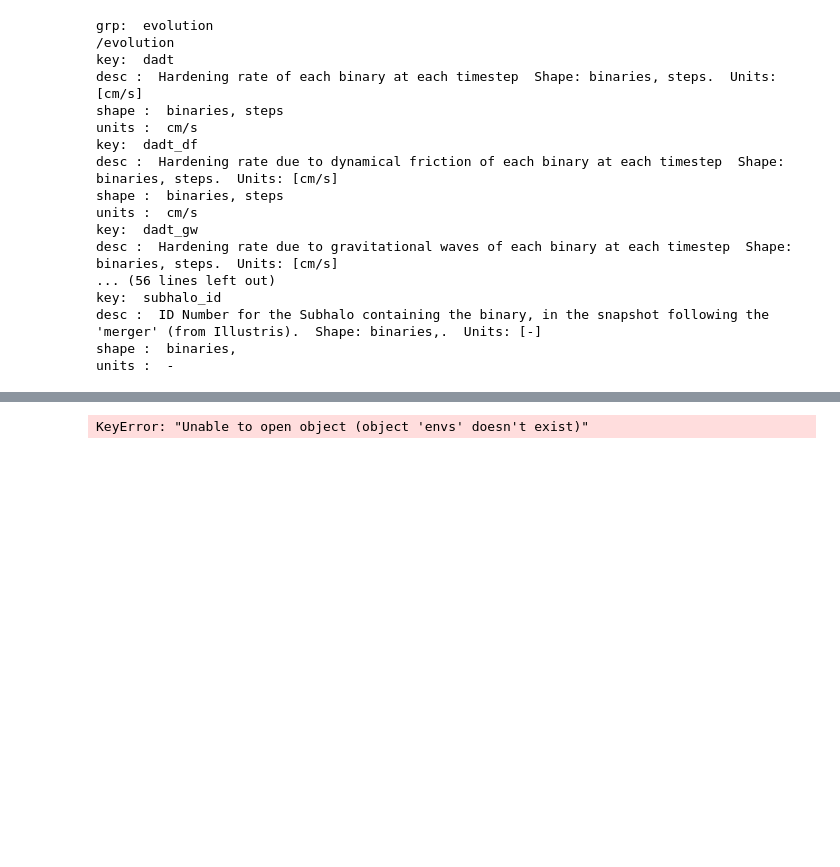
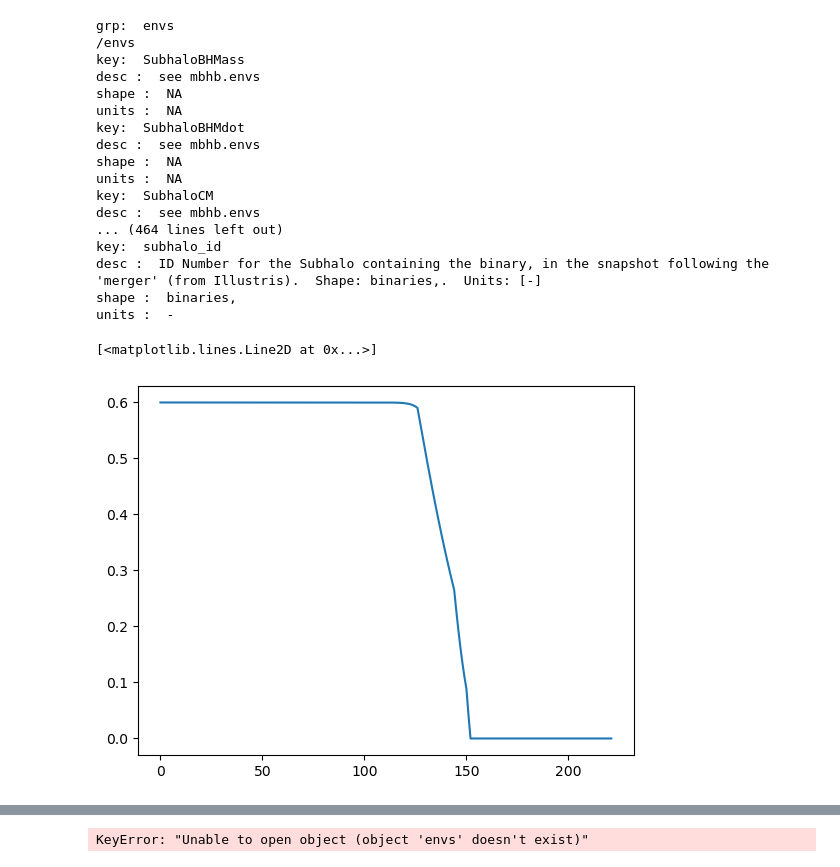
Before and after one commit to pranav-satheesh/Triple-MBH-Illustris, a Jupyter notebook: notebooks/Binary_triple_IDs.ipynb, the cells around one changed output, grey strips where cells are left out. Cells and saved outputs as stored; diff of their text form; code cells hidden in the pictures; blank space fills up the shorter version.

```diff
--- a/Trial notebooks/Binary_triple_IDs.ipynb
+++ b/notebooks/Binary_triple_IDs.ipynb
@@ -18,7 +19,7 @@ import sys
 sys.path.append(pfolder)
 # %%
 #binary merger files
-file_name = pfolder + "Illustris_Data/mbhb-evolution_no-ecc_lc-full-0.6.hdf5"
+file_name = pfolder + "Illustris_Data/mbhb_data/new_fiducial_mbhb-evolution_with_env_in_ecc-evo-0.6_lc-shm06.hdf5"
 f1 = h5py.File(file_name,'r')
 # %%
 for grp in f1.keys():
@@ -31,20 +32,27 @@ for grp in f1.keys():
         for a in f1[grp][k].attrs:
             print(a,": ",f1[grp][k].attrs[a])
 # %% [output]
-grp:  evolution
-/evolution
-key:  dadt
-desc :  Hardening rate of each binary at each timestep  Shape: binaries, steps.  Units: [cm/s]
-shape :  binaries, steps
-units :  cm/s
-key:  dadt_df
-desc :  Hardening rate due to dynamical friction of each binary at each timestep  Shape: binaries, steps.  Units: [cm/s]
-shape :  binaries, steps
-units :  cm/s
-key:  dadt_gw
-desc :  Hardening rate due to gravitational waves of each binary at each timestep  Shape: binaries, steps.  Units: [cm/s]
-... (56 lines left out)
+grp:  envs
+/envs
+key:  SubhaloBHMass
+desc :  see mbhb.envs
+shape :  NA
+units :  NA
+key:  SubhaloBHMdot
+desc :  see mbhb.envs
+shape :  NA
+units :  NA
+key:  SubhaloCM
+desc :  see mbhb.envs
+... (464 lines left out)
 key:  subhalo_id
 desc :  ID Number for the Subhalo containing the binary, in the snapshot following the 'merger' (from Illustris).  Shape: binaries,.  Units: [-]
 shape :  binaries,
 units :  -
+# %%
+eccenc = np.array(f1['evolution']['eccen'])
+# %%
+plt.plot(eccenc[0])
+# %% [output]
+[<matplotlib.lines.Line2D at 0x...>]
+[figure, added]
```
Also changed, not shown: parts of 2 cells of this notebook, 8 other files.
